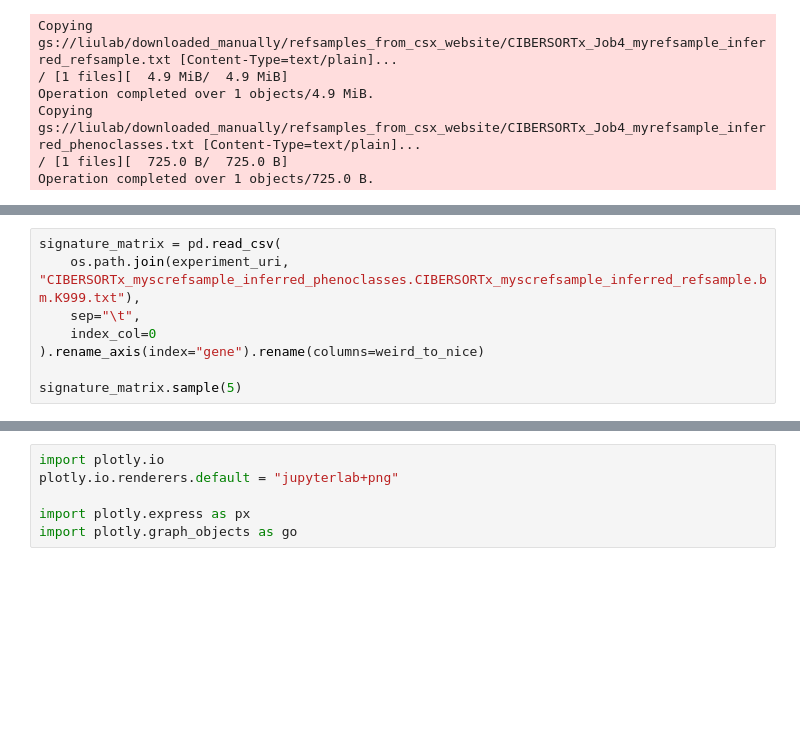
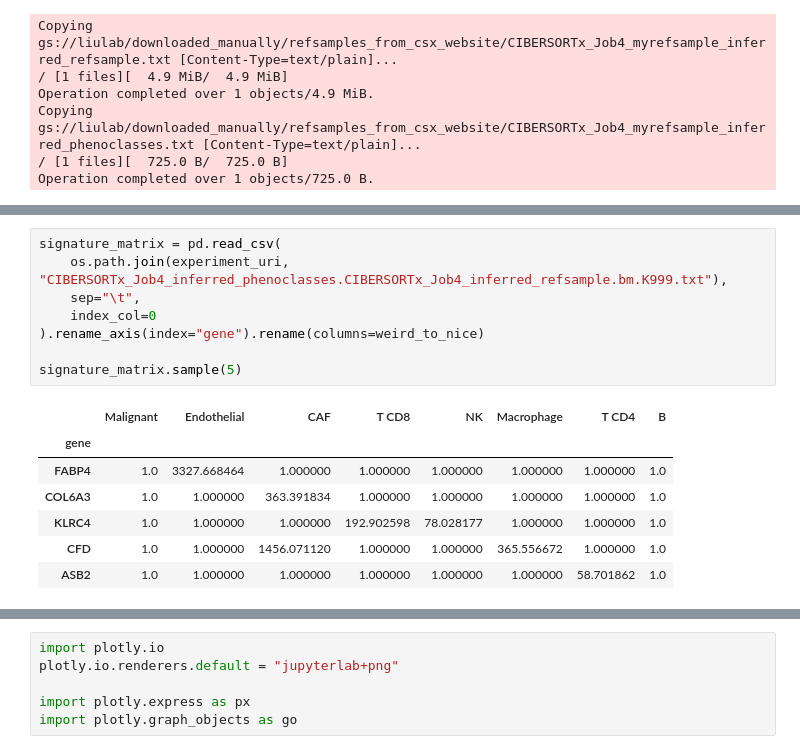
Before and after one commit to davidliu-lab/deconv, a Jupyter notebook: experiments/3 - run csx with inferred_refsample from website.ipynb, the cells around one changed output, grey strips where cells are left out. Saved outputs shown, nothing was run; the diff lists cells and outputs as text; blank space fills up the shorter version.

Commit message:
WIP - update csx run with refsample from website

```diff
--- a/experiments/3 - run csx with inferred_refsample from website.ipynb
+++ b/experiments/3 - run csx with inferred_refsample from website.ipynb
@@ -135,11 +171,19 @@ FileNotFoundError:
 # %%
 signature_matrix = pd.read_csv(
-    os.path.join(experiment_uri, "CIBERSORTx_myscrefsample_inferred_phenoclasses.CIBERSORTx_myscrefsample_inferred_refsample.bm.K999.txt"),
+    os.path.join(experiment_uri, "CIBERSORTx_Job4_inferred_phenoclasses.CIBERSORTx_Job4_inferred_refsample.bm.K999.txt"),
     sep="\t",
     index_col=0
 ).rename_axis(index="gene").rename(columns=weird_to_nice)
 
 signature_matrix.sample(5)
+# %% [output]
+|  | Malignant | Endothelial | CAF | T CD8 | NK | Macrophage | T CD4 | B |
+| gene |  |  |  |  |  |  |  |  |
+| FABP4 | 1.0 | 3327.668464 | 1.000000 | 1.000000 | 1.000000 | 1.000000 | 1.000000 | 1.0 |
+| COL6A3 | 1.0 | 1.000000 | 363.391834 | 1.000000 | 1.000000 | 1.000000 | 1.000000 | 1.0 |
+| KLRC4 | 1.0 | 1.000000 | 1.000000 | 192.902598 | 78.028177 | 1.000000 | 1.000000 | 1.0 |
+| CFD | 1.0 | 1.000000 | 1456.071120 | 1.000000 | 1.000000 | 365.556672 | 1.000000 | 1.0 |
+| ASB2 | 1.0 | 1.000000 | 1.000000 | 1.000000 | 1.000000 | 1.000000 | 58.701862 | 1.0 |
 # %%
 fractions_truth = pd.read_csv(
     "gs://liulab/csx_example_files/groundtruth_Melanoma_Tirosh_et_al_SuppFig3b-d.txt",
```
Also changed, not shown: parts of 12 cells of this notebook.
